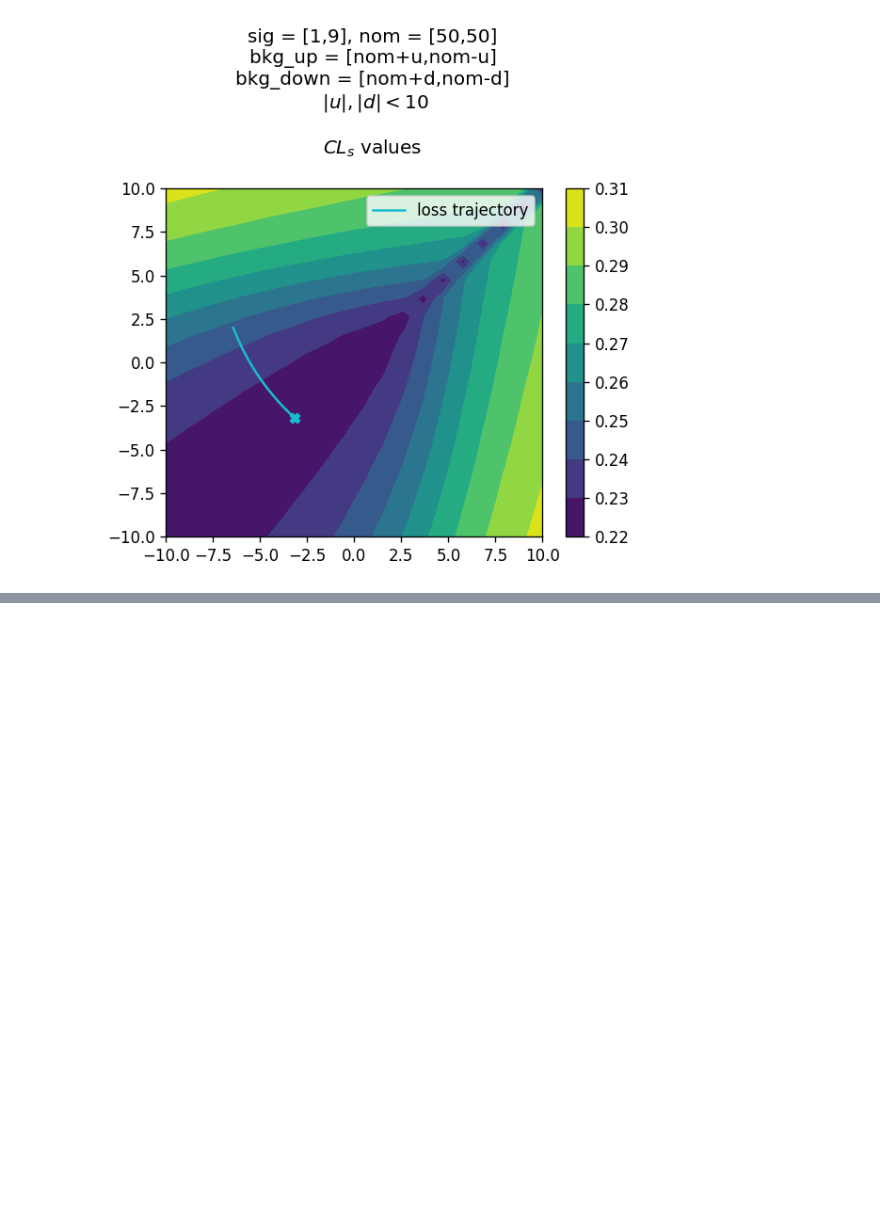
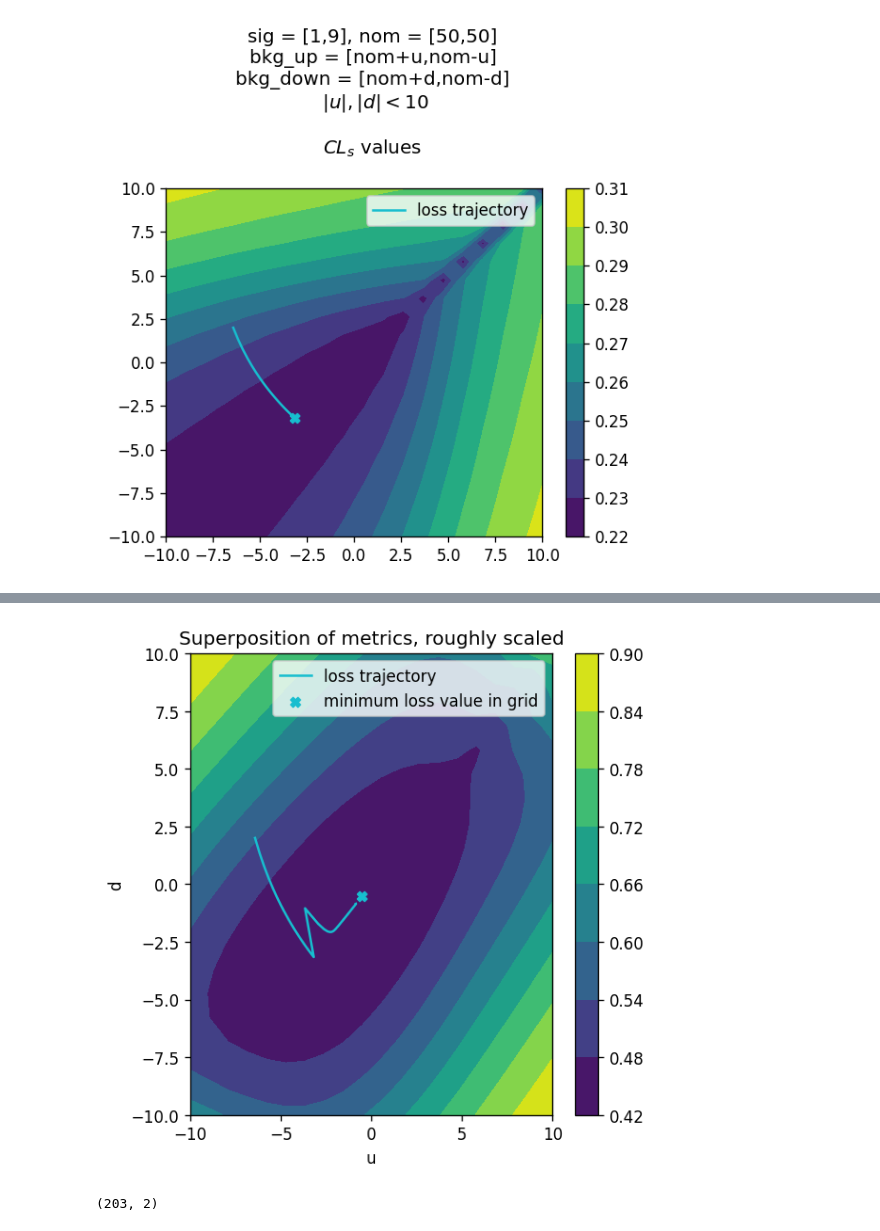
Before and after one commit to phinate/neos-toy, a Jupyter notebook: example-jaxopt.ipynb, the cells around one changed output, grey strips where cells are left out. Drawn from its saved outputs; the diff is of its cells as text; code cells hidden in the pictures; blank space fills up the shorter version.

```diff
--- a/example-jaxopt.ipynb
+++ b/example-jaxopt.ipynb
@@ -160,0 +176,23 @@ plt.savefig("contoursw.pdf", bbox_inches="tight")
+# %%
+things = []
+for i, name in enumerate(names):
+    things.append(values[:, i].reshape((dense, dense)) / scale_dict[name])
+a = np.asarray(things).sum(axis=0)
+
+p = plt.contourf(uv, dv, a)
+plt.colorbar(p)
+plt.xlabel("u")
+plt.ylabel("d")
+
+pnts = np.vstack([uv.ravel(), dv.ravel()]).T
+idx = np.argmin(a.reshape(400), axis=0)
+x_min, y_min = pnts[idx]
+plt.scatter(x_min, y_min, color="C9", marker="X", label="minimum loss value in grid")
+plt.plot(t[:-30, 0], t[:-30, 1], color="C9", label="loss trajectory")
+
+plt.legend()
+plt.title("Superposition of metrics, roughly scaled")
+plt.tight_layout()
+plt.savefig("superposition.pdf", bbox_inches="tight")
+# %% [output]
+[figure, added]
@@ -160,0 +201,4 @@ plt.savefig("contoursw.pdf", bbox_inches="tight")
+# %%
+t.shape
+# %% [output]
+(203, 2)
```
Also changed, not shown: parts of 8 cells of this notebook, 8 other files.
